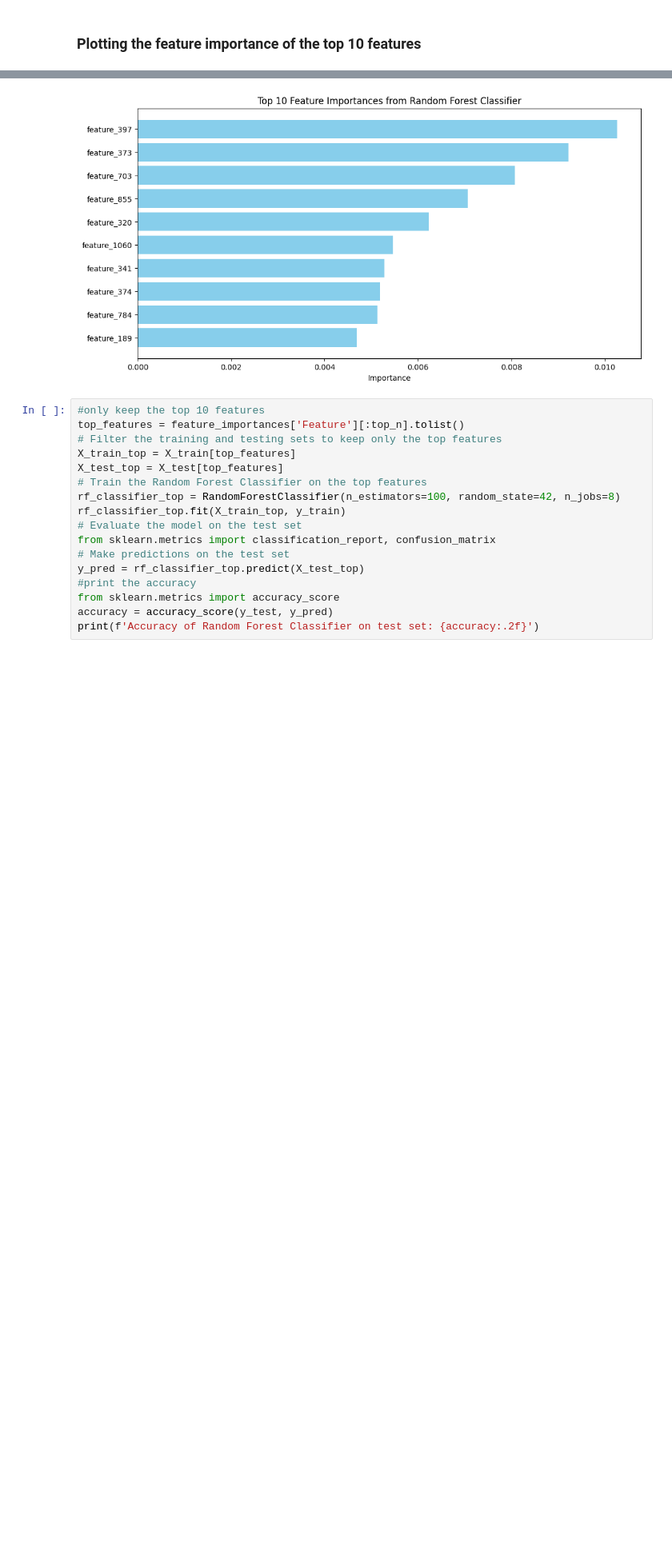
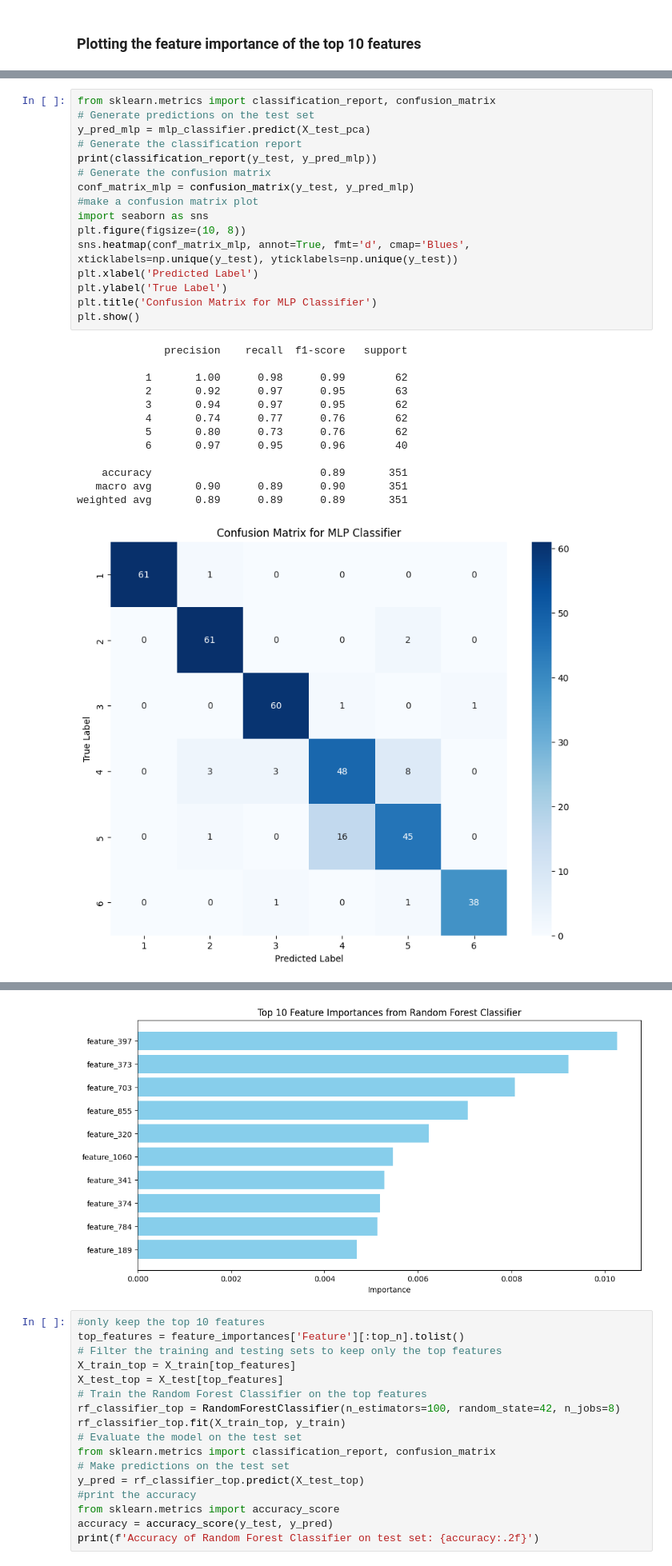
Before and after one commit to JoostJ9/ObjectClassificationWithRadar, a Jupyter notebook: Training_with_transfer_learning/train_with_embeddings.ipynb, the cells around one changed output, grey strips where cells are left out. Shown at 80% size. Cells and saved outputs as stored; diff of their text form; blank space fills up the shorter version.

```diff
--- a/Training_with_transfer_learning/train_with_embeddings.ipynb
+++ b/Training_with_transfer_learning/train_with_embeddings.ipynb
@@ -229,3 +244,33 @@ MLP Test Score: 0.8348
+# %%
+from sklearn.metrics import classification_report, confusion_matrix
+# Generate predictions on the test set
+y_pred_mlp = mlp_classifier.predict(X_test_pca)
+# Generate the classification report
+print(classification_report(y_test, y_pred_mlp))
+# Generate the confusion matrix
+conf_matrix_mlp = confusion_matrix(y_test, y_pred_mlp)
+#make a confusion matrix plot
+import seaborn as sns
+plt.figure(figsize=(10, 8))
+sns.heatmap(conf_matrix_mlp, annot=True, fmt='d', cmap='Blues', xticklabels=np.unique(y_test), yticklabels=np.unique(y_test))
+plt.xlabel('Predicted Label')
+plt.ylabel('True Label')
+plt.title('Confusion Matrix for MLP Classifier')
+plt.show()
+# %% [output]
+              precision    recall  f1-score   support
+
+           1       1.00      0.98      0.99        62
+           2       0.92      0.97      0.95        63
+           3       0.94      0.97      0.95        62
+           4       0.74      0.77      0.76        62
+           5       0.80      0.73      0.76        62
+           6       0.97      0.95      0.96        40
+
+    accuracy                           0.89       351
+   macro avg       0.90      0.89      0.90       351
+weighted avg       0.89      0.89      0.89       351
+[figure, added]
 # %%
 import torch
 import torch.nn as nn
```
Also changed, not shown: parts of 7 cells of this notebook, 16 other files.
